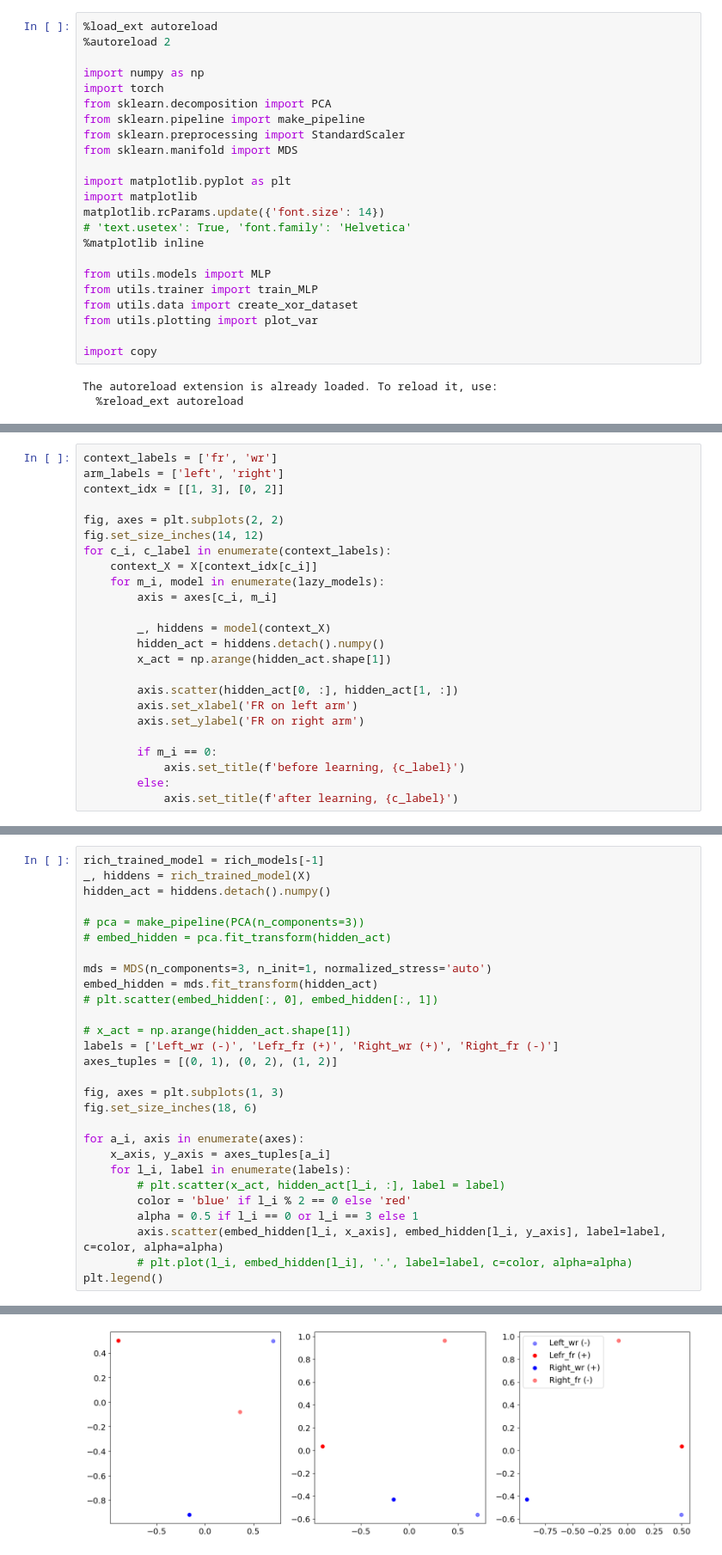
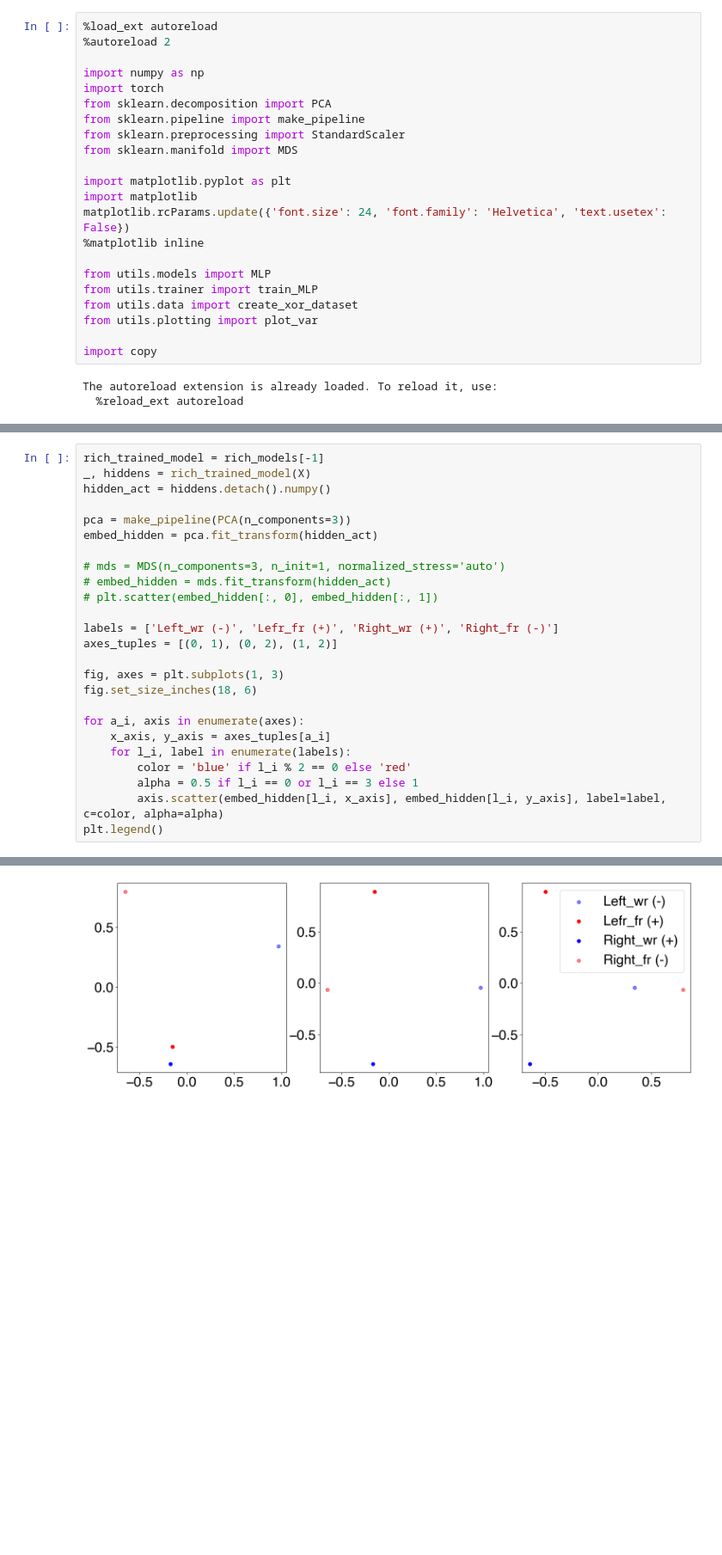
Before and after one commit to vandermeerlab/replay_task_rep, a Jupyter notebook: simulations/Fig4_splitting_sim.ipynb, the cells around one changed output, grey strips where cells are left out. Shown at 86% size. Drawn from its saved outputs; the diff is of its cells as text; blank space fills up the shorter version.

```diff
--- a/simulations/Fig4_splitting_sim.ipynb
+++ b/simulations/Fig4_splitting_sim.ipynb
@@ -11,8 +11,7 @@ from sklearn.manifold import MDS
 
 import matplotlib.pyplot as plt
 import matplotlib
-matplotlib.rcParams.update({'font.size': 14})
-# 'text.usetex': True, 'font.family': 'Helvetica'
+matplotlib.rcParams.update({'font.size': 24, 'font.family': 'Helvetica', 'text.usetex': False})
 %matplotlib inline
 
 from utils.models import MLP
@@ -104,24 +105,0 @@ for c_i, c_label in enumerate(context_labels):
-# %%
-context_labels = ['fr', 'wr']
-arm_labels = ['left', 'right']
-context_idx = [[1, 3], [0, 2]]
-
-fig, axes = plt.subplots(2, 2)
-fig.set_size_inches(14, 12)
-for c_i, c_label in enumerate(context_labels):
-    context_X = X[context_idx[c_i]]
-    for m_i, model in enumerate(lazy_models):
-        axis = axes[c_i, m_i]
-
-        _, hiddens = model(context_X)
-        hidden_act = hiddens.detach().numpy()
-        x_act = np.arange(hidden_act.shape[1])
-
-        axis.scatter(hidden_act[0, :], hidden_act[1, :])
-        axis.set_xlabel('FR on left arm')
-        axis.set_ylabel('FR on right arm')
-
-        if m_i == 0:
-            axis.set_title(f'before learning, {c_label}')
-        else:
-            axis.set_title(f'after learning, {c_label}')
@@ -130,34 +106,31 @@ for c_i, c_label in enumerate(context_labels):
 # %%
 rich_trained_model = rich_models[-1]
 _, hiddens = rich_trained_model(X)
 hidden_act = hiddens.detach().numpy()
 
-# pca = make_pipeline(PCA(n_components=3))
-# embed_hidden = pca.fit_transform(hidden_act)
+pca = make_pipeline(PCA(n_components=3))
+embed_hidden = pca.fit_transform(hidden_act)
 
-mds = MDS(n_components=3, n_init=1, normalized_stress='auto')
-embed_hidden = mds.fit_transform(hidden_act)
+# mds = MDS(n_components=3, n_init=1, normalized_stress='auto')
+# embed_hidden = mds.fit_transform(hidden_act)
 # plt.scatter(embed_hidden[:, 0], embed_hidden[:, 1])
 
-# x_act = np.arange(hidden_act.shape[1])
 labels = ['Left_wr (-)', 'Lefr_fr (+)', 'Right_wr (+)', 'Right_fr (-)']
 axes_tuples = [(0, 1), (0, 2), (1, 2)]
 
 fig, axes = plt.subplots(1, 3)
 fig.set_size_inches(18, 6)
 
 for a_i, axis in enumerate(axes):
     x_axis, y_axis = axes_tuples[a_i]
     for l_i, label in enumerate(labels):
-        # plt.scatter(x_act, hidden_act[l_i, :], label = label)
         color = 'blue' if l_i % 2 == 0 else 'red'
         alpha = 0.5 if l_i == 0 or l_i == 3 else 1
         axis.scatter(embed_hidden[l_i, x_axis], embed_hidden[l_i, y_axis], label=label, c=color, alpha=alpha)
-        # plt.plot(l_i, embed_hidden[l_i], '.', label=label, c=color, alpha=alpha)
 plt.legend()
 # %% [output]
 <matplotlib.legend.Legend at 0x...>
-[figure, old version]
+[figure, new version]
 # %%
 lazy_trained_model = lazy_models[-1]
 _, hiddens = lazy_trained_model(X)
```
Also changed, not shown: parts of 5 cells of this notebook.
